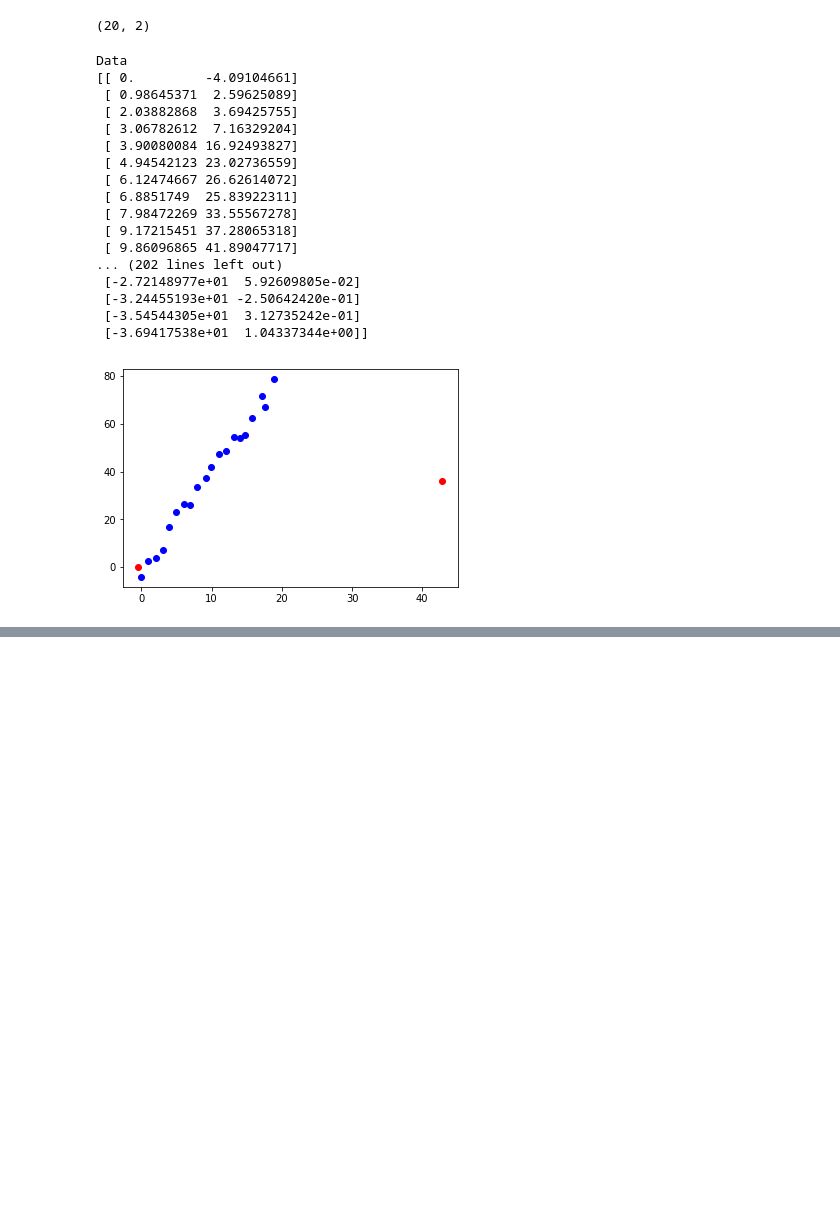
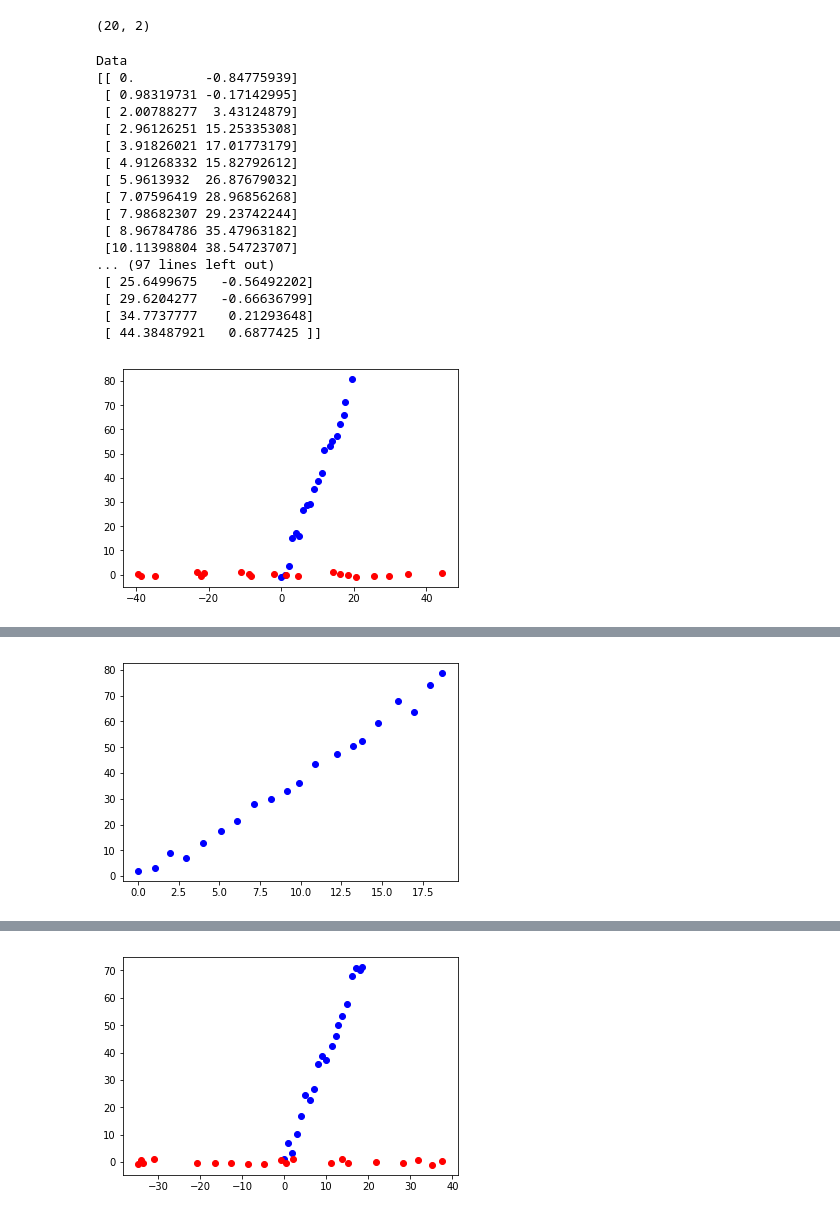
Before and after one commit to vipulpopat/MSCAI_CE4021_Week5, a Jupyter notebook: Etivity5.ipynb, the cells around one changed output, grey strips where cells are left out. Saved outputs shown, nothing was run; the diff lists cells and outputs as text; code cells hidden in the pictures; blank space fills up the shorter version.

```diff
--- a/Etivity5.ipynb
+++ b/Etivity5.ipynb
@@ -42,86 +42,92 @@ class PrincipalComponentAnalysis():
 
     def myfit(self):
         # calculate mean of each column
-        meanof_eachcolumn = np.mean(self.data.T,axis=1)
+        self.meanof_eachcolumn = np.mean(self.data.T,axis=1)
         print ("\nmeanof_eachcolumn")
-        print (meanof_eachcolumn)
+        print (self.meanof_eachcolumn)
 
         # center column by subtracting column means
-        center_column = self.data - meanof_eachcolumn
+        self.center_column = self.data - self.meanof_eachcolumn
         print ("\ncenter_column")
-        print (center_column)
+        print (self.center_column)
 
         # calculate covariance matrix
-        covar_matrix = np.cov(center_column.T)
+        self.covar_matrix = np.cov(self.center_column.T)
         print ("\ncovar_matrix")
-        print (covar_matrix)
+        print (self.covar_matrix)
 
-        # calculate eigen vectors and eigne values
-        self.eigen_values, self.eig_vector_matrix = eig(covar_matrix)
+        # calculate eigen vectors and eigen values
+        eigen_values, eig_vector_matrix = eig(self.covar_matrix)
+        sorted_eigen_values_indexes = eigen_values.argsort()[::-1]
+        sorted_eigen_values = eigen_values[sorted_eigen_values_indexes]
+        sorted_eigen_vectors = eig_vector_matrix[sorted_eigen_values_indexes]
+        self.eigen_values = sorted_eigen_values[:self.no_of_components]
+        self.eig_vector_matrix = sorted_eigen_vectors[:self.no_of_components]
+
         print ("\neigen_values")
         print (self.eigen_values)
         print ("\neigen_vectors")
         print (self.eig_vector_matrix)
+        self.transform()
 
+    def transform(self):
         # project Data
-        projected_data = self.eig_vector_matrix.T.dot(center_column.T)
+        projected_data = self.eig_vector_matrix.T.dot(self.center_column.T)
         print ("\nprojected_data using numpy")
-        print (projected_data)
-
-        # plot data
-        plt.plot(self.data[:,0],self.data[:,1],'bo')
-        plt.plot(projected_data[:,0],projected_data[:,1],'or')
+        print (projected_data.T)
 
     def scikitfit(self):
         # create the PCA instance
         pca = PCA(self.no_of_components)
         # fit on data
         pca.fit(self.data)
         # access values and vectors
         print ("\neigen values")
         print(pca.explained_variance_)
         print ("\neigen vectors")
         print(pca.components_)
         # transform data
         print ("\nprojected_data using scikitlearn")
-        B = pca.transform(self.data)
+        pca_data = pca.transform(self.data)
         print ("\n")
-        print(B)
+        print(pca_data)
 
-# Test Code
-
+        # plot data
+        plt.plot(self.data[:,0],self.data[:,1],'bo')
+        if (self.no_of_components == 2):
+            plt.plot(pca_data[:,0],pca_data[:,1],'or')
+        plt.show()
 
 # Main
 if __name__ == "__main__":
-
     # Compare PCA output between numpy fit and scikitlearn fit
     pca = PrincipalComponentAnalysis(2)
     pca.myfit()
     pca.scikitfit()
 
     # Use scikitlearn and compare the difference between number of components 1 and 2
     print ("\n scikitlearn PCA using number of components 1")
     pca1 = PrincipalComponentAnalysis(1)
     pca1.scikitfit()
     print ("\n scikitlearn PCA using number of components 2")
     pca2 = PrincipalComponentAnalysis(2)
     pca2.scikitfit()
 # %% [output]
 Data
-[[ 0.         -4.09104661]
- [ 0.98645371  2.59625089]
- [ 2.03882868  3.69425755]
- [ 3.06782612  7.16329204]
- [ 3.90080084 16.92493827]
- [ 4.94542123 23.02736559]
- [ 6.12474667 26.62614072]
- [ 6.8851749  25.83922311]
- [ 7.98472269 33.55567278]
- [ 9.17215451 37.28065318]
- [ 9.86096865 41.89047717]
-... (202 lines left out)
- [-2.72148977e+01  5.92609805e-02]
- [-3.24455193e+01 -2.50642420e-01]
- [-3.54544305e+01  3.12735242e-01]
- [-3.69417538e+01  1.04337344e+00]]
+[[ 0.         -0.84775939]
+ [ 0.98319731 -0.17142995]
+ [ 2.00788277  3.43124879]
+ [ 2.96126251 15.25335308]
+ [ 3.91826021 17.01773179]
+ [ 4.91268332 15.82792612]
+ [ 5.9613932  26.87679032]
+ [ 7.07596419 28.96856268]
+ [ 7.98682307 29.23742244]
+ [ 8.96784786 35.47963182]
+ [10.11398804 38.54723707]
+... (97 lines left out)
+ [ 25.6499675   -0.56492202]
+ [ 29.6204277   -0.66636799]
+ [ 34.7737777    0.21293648]
+ [ 44.38487921   0.6877425 ]]
-[figure, old version]
+[figure, new version]
@@ -127,0 +151 @@ Data
+[figure, added]
@@ -127,0 +169 @@ Data
+[figure, added]
```
Also changed, not shown: parts of 2 cells of this notebook.
